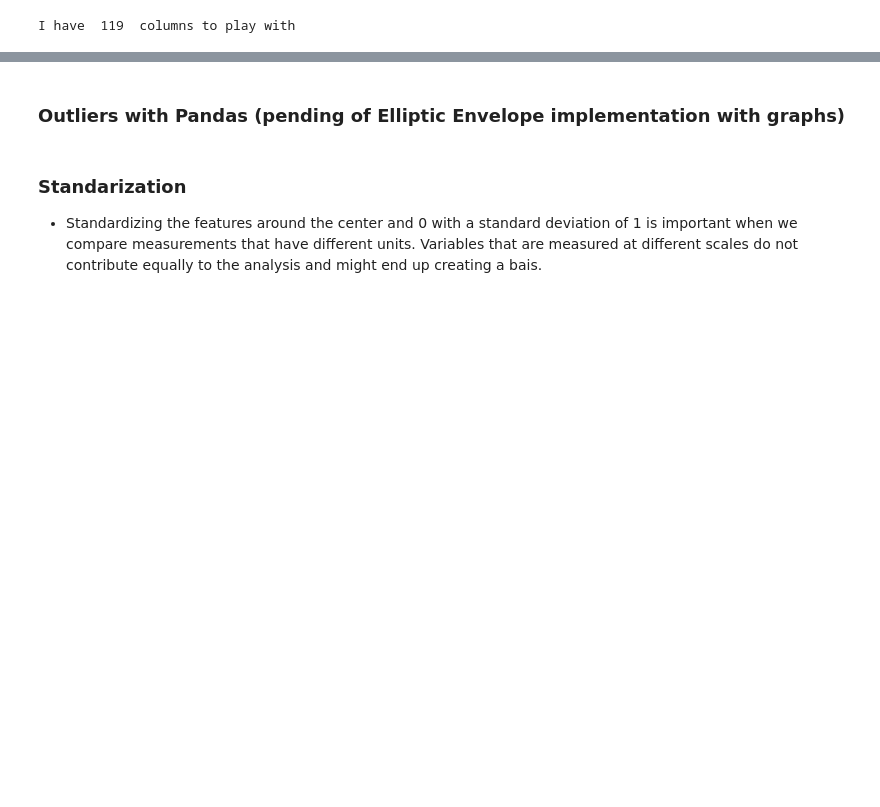
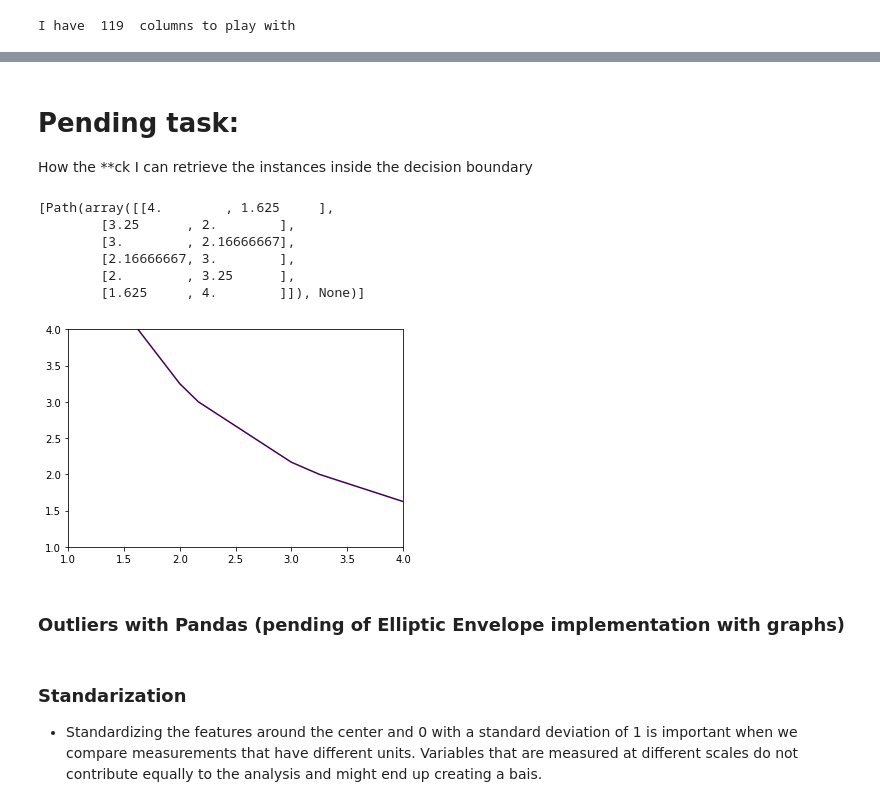
Before and after one commit to albertovpd/automated_ML_regression, a Jupyter notebook: testing.ipynb, the cells around one changed output, grey strips where cells are left out. Saved outputs shown, nothing was run; the diff lists cells and outputs as text; code cells hidden in the pictures; blank space fills up the shorter version.

```diff
--- a/testing.ipynb
+++ b/testing.ipynb
@@ -560,0 +628,21 @@ df
+# %% [markdown]
+# Pending task:
+
+How the **ck I can retrieve the instances inside the decision boundary
+# %%
+import matplotlib.pyplot as plt
+x = [1,2,3,4]
+y = [1,2,3,4]
+m = [[15,14,13,12],[14,12,10,8],[13,10,7,4],[12,8,4,0]]
+cs = plt.contour(x,y,m, [9.5])
+cs.collections[0].get_paths()
+
+# https://stackoverflow.com/questions/5666056/matplotlib-extracting-data-from-contour-lines
+# %% [output]
+[Path(array([[4.        , 1.625     ],
+        [3.25      , 2.        ],
+        [3.        , 2.16666667],
+        [2.16666667, 3.        ],
+        [2.        , 3.25      ],
+        [1.625     , 4.        ]]), None)]
+[figure, added]
```
Also changed, not shown: parts of 34 cells of this notebook.
